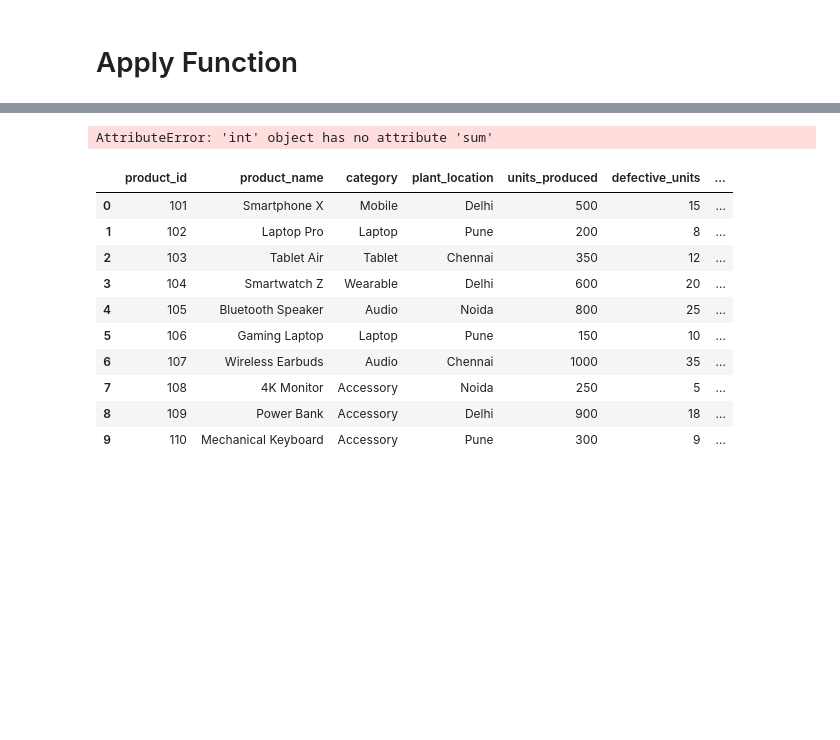
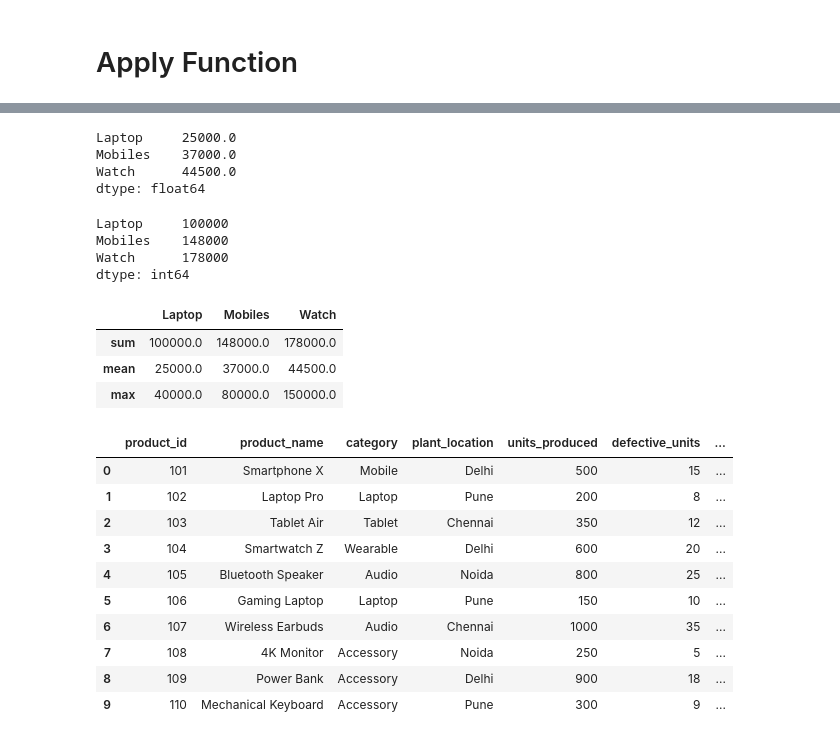
Before and after one commit to Mee-SUJAL/Pandas-Practice-, a Jupyter notebook: Employee_insights.ipynb, the cells around one changed output, grey strips where cells are left out. Cells and saved outputs as stored; diff of their text form; code cells hidden in the pictures; blank space fills up the shorter version.

```diff
--- a/Employee_insights.ipynb
+++ b/Employee_insights.ipynb
@@ -1705,7 +1714,24 @@ dtype: int64
+# %%
+df.apply(lambda data:data.mean())
+# %% [output]
+Laptop     25000.0
+Mobiles    37000.0
+Watch      44500.0
+dtype: float64
+# %%
+df.apply(sum)
+# %% [output]
+Laptop     100000
+Mobiles    148000
+Watch      178000
+dtype: int64
 # %%
-df['Laptop'].apply(lambda data:data.sum())
+df.apply(lambda data:data.agg(['sum','mean','max']))
 # %% [output]
-AttributeError: 'int' object has no attribute 'sum'
+|  | Laptop | Mobiles | Watch |
+| sum | 100000.0 | 148000.0 | 178000.0 |
+| mean | 25000.0 | 37000.0 | 44500.0 |
+| max | 40000.0 | 80000.0 | 150000.0 |
 # %%
 import pandas as pd
 import numpy as np
```
Also changed, not shown: parts of 22 cells of this notebook.
